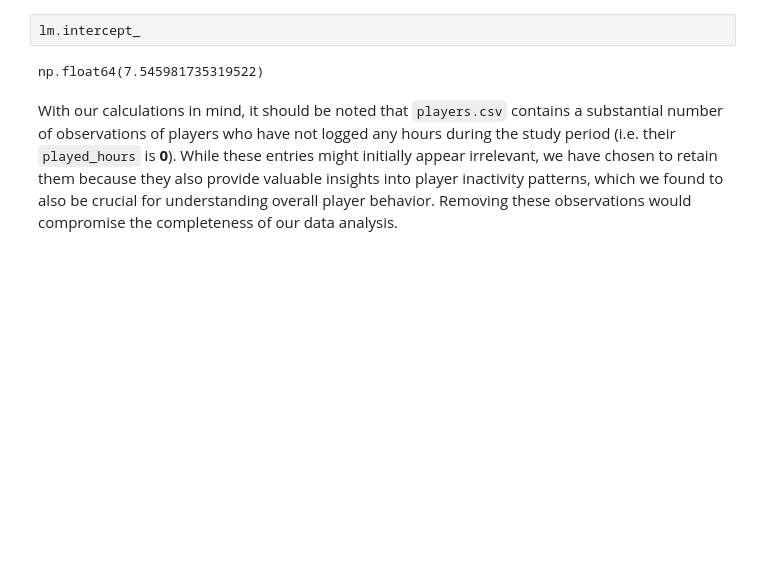
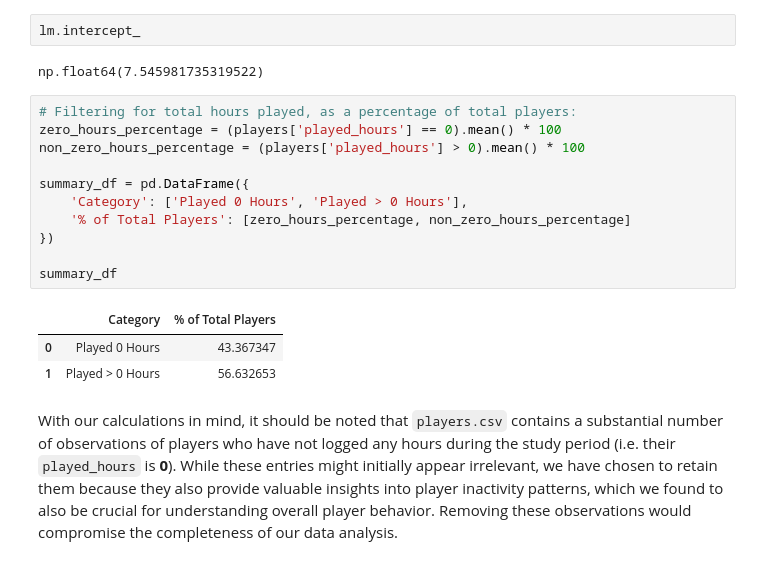
Before and after one commit to akuerbig/NEW-GROUP-PROJECT, a Jupyter notebook: DSCI 100 project.ipynb, the cells around one changed output. Drawn from its saved outputs; the diff is of its cells as text; blank space fills up the shorter version.

```diff
--- a/DSCI 100 project.ipynb
+++ b/DSCI 100 project.ipynb
@@ -235,6 +235,21 @@ array([ 0.26554675, -0.10904625])
 lm.intercept_
 # %% [output]
 np.float64(7.545981735319522)
+# %%
+# Filtering for total hours played, as a percentage of total players:
+zero_hours_percentage = (players['played_hours'] == 0).mean() * 100
+non_zero_hours_percentage = (players['played_hours'] > 0).mean() * 100
+
+summary_df = pd.DataFrame({
+    'Category': ['Played 0 Hours', 'Played > 0 Hours'],
+    '% of Total Players': [zero_hours_percentage, non_zero_hours_percentage]
+})
+
+summary_df
+# %% [output]
+|  | Category | % of Total Players |
+| 0 | Played 0 Hours | 43.367347 |
+| 1 | Played > 0 Hours | 56.632653 |
 # %% [markdown]
 With our calculations in mind, it should be noted that `players.csv` contains a substantial number of observations of players who have not logged any hours during the study period (i.e. their `played_hours` is **0**). While these entries might initially appear irrelevant, we have chosen to retain them because they also provide valuable insights into player inactivity patterns, which we found to also be crucial for understanding overall player behavior. Removing these observations would compromise the completeness of our data analysis.
 # %% [markdown]
```
Also changed, not shown: parts of 1 cell of this notebook.
